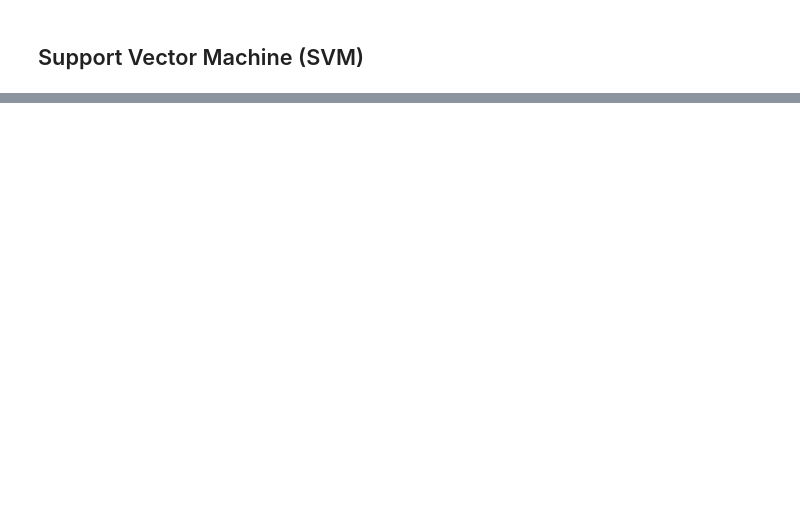
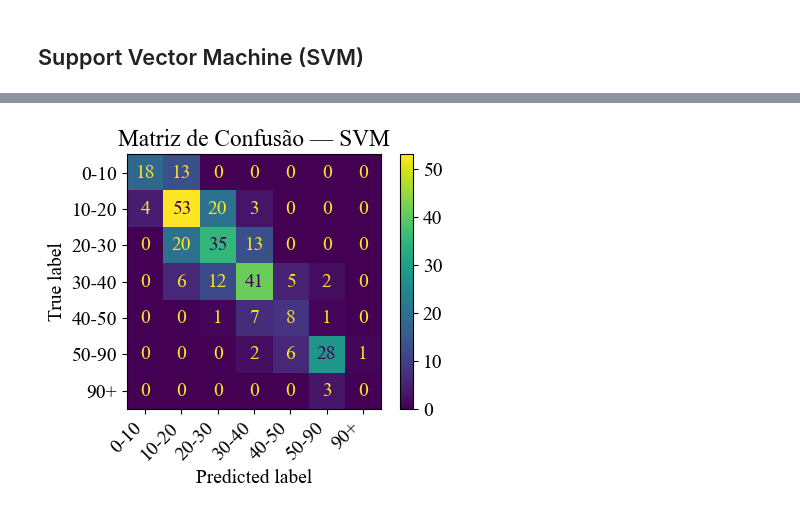
Before and after one commit to juliamfm/ML_material_classifier, a Jupyter notebook: knn_svm_classifier.ipynb, the cells around one changed output, grey strips where cells are left out. Saved outputs shown, nothing was run; the diff lists cells and outputs as text; code cells hidden in the pictures; blank space fills up the shorter version.

```diff
--- a/knn_svm_classifier.ipynb
+++ b/knn_svm_classifier.ipynb
@@ -276,7 +287,7 @@ weighted avg       0.61      0.59      0.59       302
 # %%
 # Classificador nulo que apenas chuta uma resposta considerando a distribuições das classes
 dummy_clf = DummyClassifier(strategy='stratified')
-dummy_clf.fit(X_train,y_train)
+dummy_clf.fit(X_train_scaled,y_train)
 print(classification_report(y_test, dummy_clf.predict(X_test)))
 # %% [output]
               precision    recall  f1-score   support
@@ -340,18 +306,2 @@ for k in [1, 3, 5]:
 # %% [markdown]
 ## Support Vector Machine (SVM)
-# %%
-svm_ovo = SVC(decision_function_shape='ovo', kernel='rbf')
-
-# conjunto de treino
-X_train = df_train_norm
-y_train = df_train[[target]]
-svm_ovo.fit(X_train, y_train)
-
-# conjunto de teste
-X_test = df_test_norm
-y_test = df_test[[target]]
-
-y_pred = svm_ovo.predict(X_test)
-
-acc = svm_ovo.score(X_test, y_test)
-print(classification_report(y_test, y_pred))
@@ -404,0 +308,16 @@ Acurácia média: 0.5845
+# %%
+parameters_svm = {
+    "kernel": ["linear", "rbf", "poly"],
+    "C"     : [0.1, 1, 10, 100],
+    "gamma" : ["scale", "auto", 0.01, 0.1, 1],
+}
+
+grid_svm = GridSearchCV(SVC(decision_function_shape='ovr', random_state=42), parameters_svm, cv=cross_val, scoring="f1_weighted", n_jobs=-1)
+
+grid_svm.fit(X_train_scaled, y_train)
+print(grid_svm.best_params_)
+
+svm_best = grid_svm.best_estimator_
+y_pred_svm = svm_best.predict(X_test_scaled)
+
+print(classification_report(y_test, y_pred_svm))
@@ -404,0 +339,11 @@ Acurácia média: 0.5845
+# %%
+cm_svm = confusion_matrix(y_test, y_pred_svm)
+disp_svm = ConfusionMatrixDisplay(cm_svm, display_labels=ordem)
+fig, ax = plt.subplots(figsize=(5, 4))
+disp_svm.plot(ax=ax)
+ax.set_title("Matriz de Confusão — SVM")
+plt.xticks(rotation=45, ha='right')
+plt.tight_layout()
+plt.savefig('matriz_confusao_svm.pdf', dpi=600)
+# %% [output]
+[figure, added]
```
Also changed, not shown: parts of 12 cells of this notebook.
